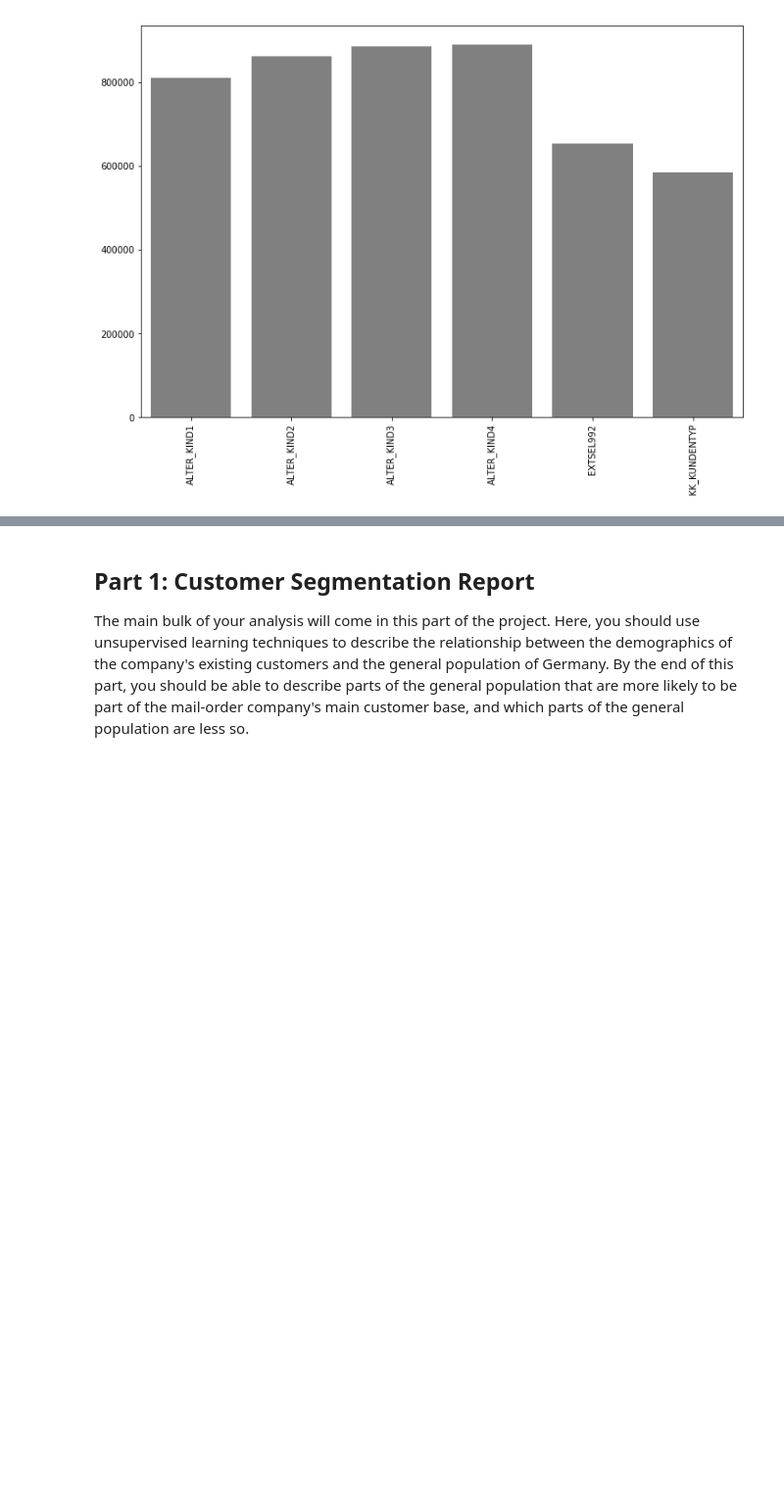
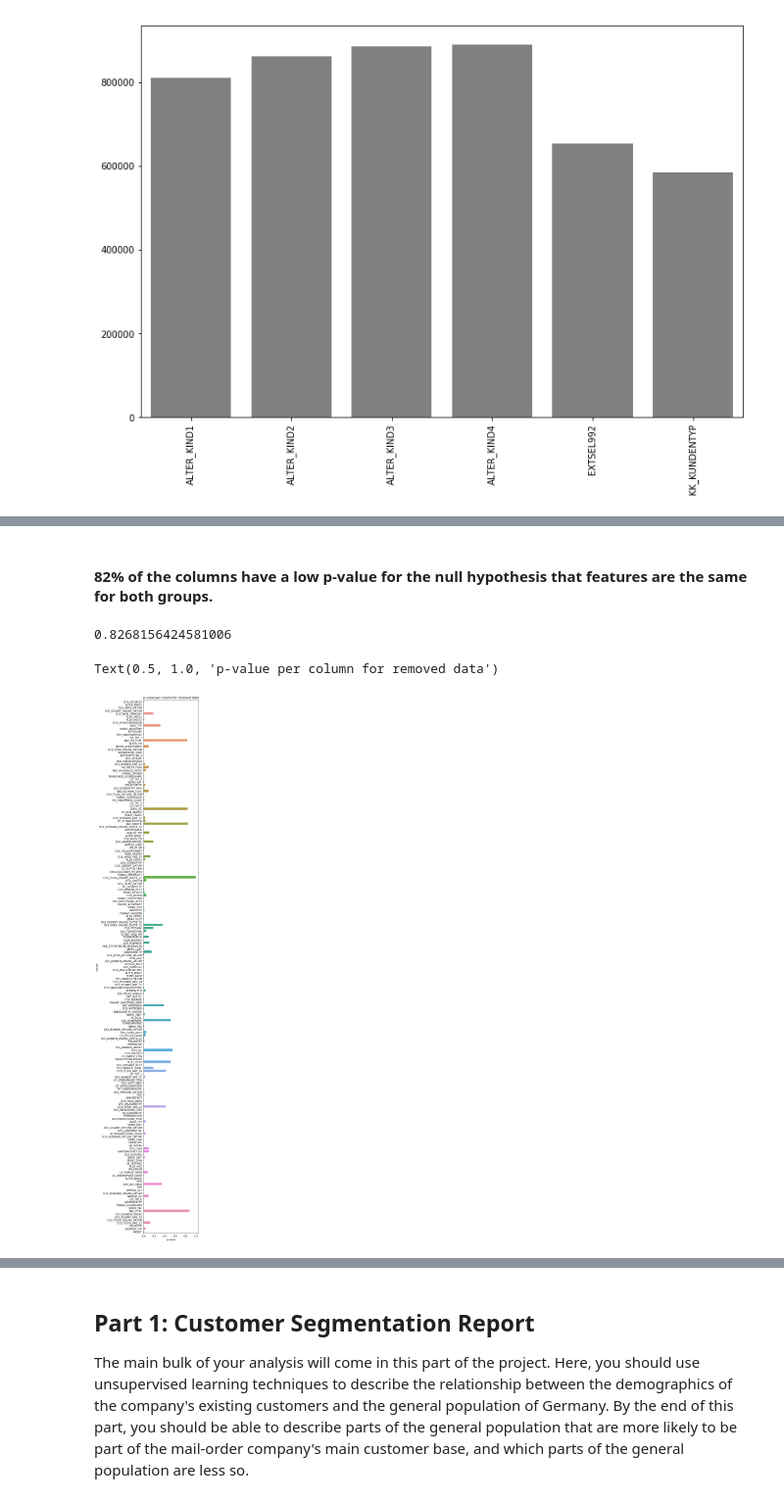
Before and after one commit to bvcmartins/dsnd_capstone, a Jupyter notebook: main.ipynb, the cells around one changed output, grey strips where cells are left out. Shown at 98% size. Cells and saved outputs as stored; diff of their text form; code cells hidden in the pictures; blank space fills up the shorter version.

```diff
--- a/main.ipynb
+++ b/main.ipynb
@@ -316,0 +367,4 @@ azdias2.drop(null_df, axis=0, inplace=True)
+# %%
+azdias_below = azdias2[azdias2.isnull().sum(axis=1)<180].copy()
+azdias_above = azdias2[azdias2.isnull().sum(axis=1)>=180].copy()
+#.drop(axis=1, inplace=True)
@@ -316,0 +373,30 @@ azdias2.drop(null_df, axis=0, inplace=True)
+# %%
+columns_not_missing = (azdias_above.isnull().sum()==0).index[1:].tolist()
+columns_test = set(columns_not_missing).intersection(set(list_numeric_columns))
+# %%
+counts_main = azdias_below['KBA05_HERST1'].value_counts().sort_index()
+counts_main
+counts_drop = azdias_above['KBA05_HERST1'].value_counts().sort_index()
+# %%
+ks_df = pd.DataFrame(azdias2[columns_test].columns, columns=['col'])
+
+def hypothesis_test(df1, df2, cols):
+    stats = []
+    pvalues = []
+    for col in cols:
+        counts_main = df1[col].value_counts().sort_index()
+        counts_drop = df2[col].value_counts().sort_index()
+        try:
+            ch = ks_2samp(counts_main, counts_drop)
+            stats.append(ch.statistic)
+            pvalues.append(ch.pvalue)
+        except:
+            stats.append(np.nan)
+            pvalues.append(np.nan)
+
+    return stats, pvalues
+
+stats, pvalues = hypothesis_test(azdias_below[columns_test], azdias_above[columns_test], azdias_below[columns_test].columns.values)
+ks_df['stats'] = stats
+ks_df['pvalues'] = pvalues
+ks_df.dropna(axis=0, inplace=True)
@@ -316,0 +412,15 @@ azdias2.drop(null_df, axis=0, inplace=True)
+# %% [markdown]
+#### 82% of the columns have a low p-value for the null hypothesis that features are the same for both groups.
+# %%
+ks_df[ks_df['pvalues']<0.05].shape[0] / ks_df.shape[0]
+# %% [output]
+0.8268156424581006
+# %%
+fig,ax = plt.subplots(figsize=(4,40))
+sns.barplot(y='col', x='pvalues', data=ks_df, ax=ax)
+ax.set_xlabel('p-value')
+ax.set_ylabel('column');
+ax.set_title('p-value per column for removed data')
+# %% [output]
+Text(0.5, 1.0, 'p-value per column for removed data')
+[figure, added]
```
Also changed, not shown: parts of 16 cells of this notebook.
